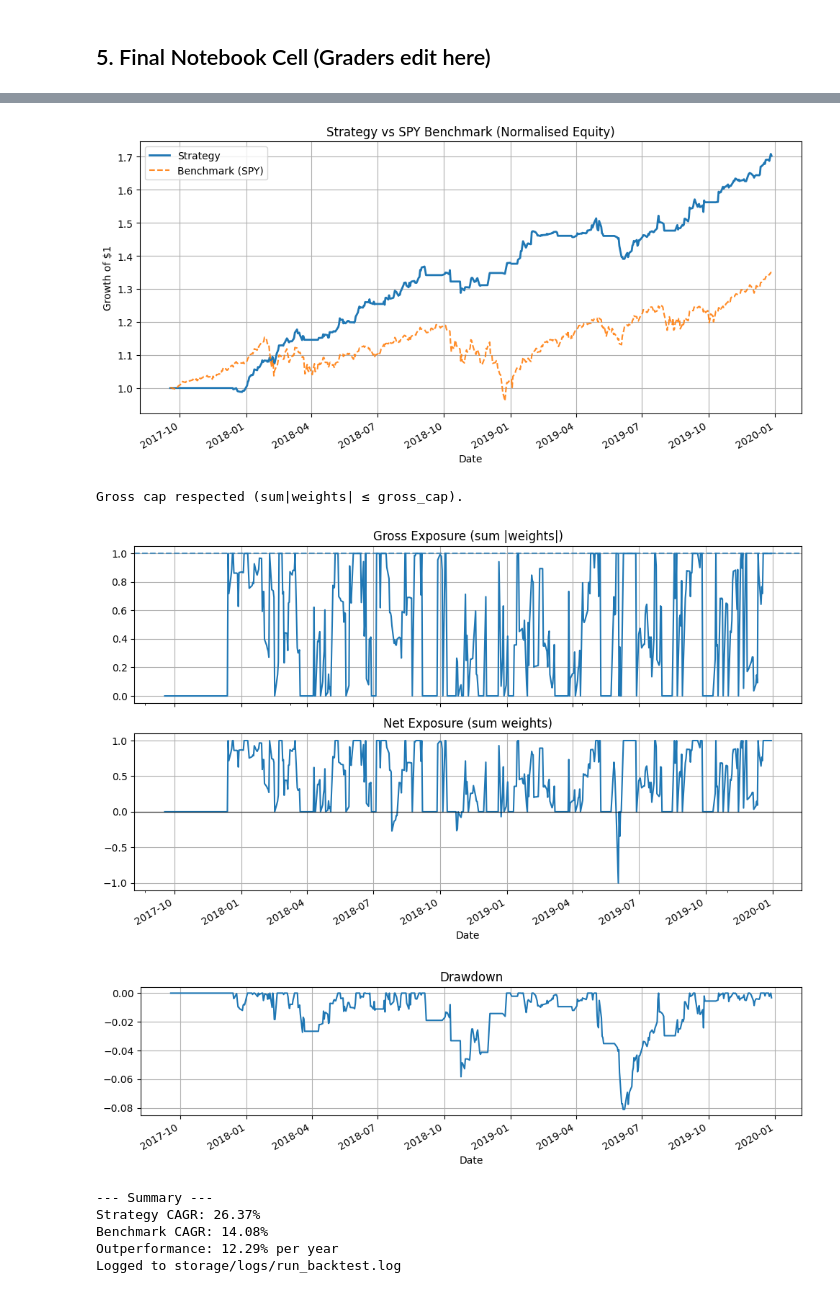
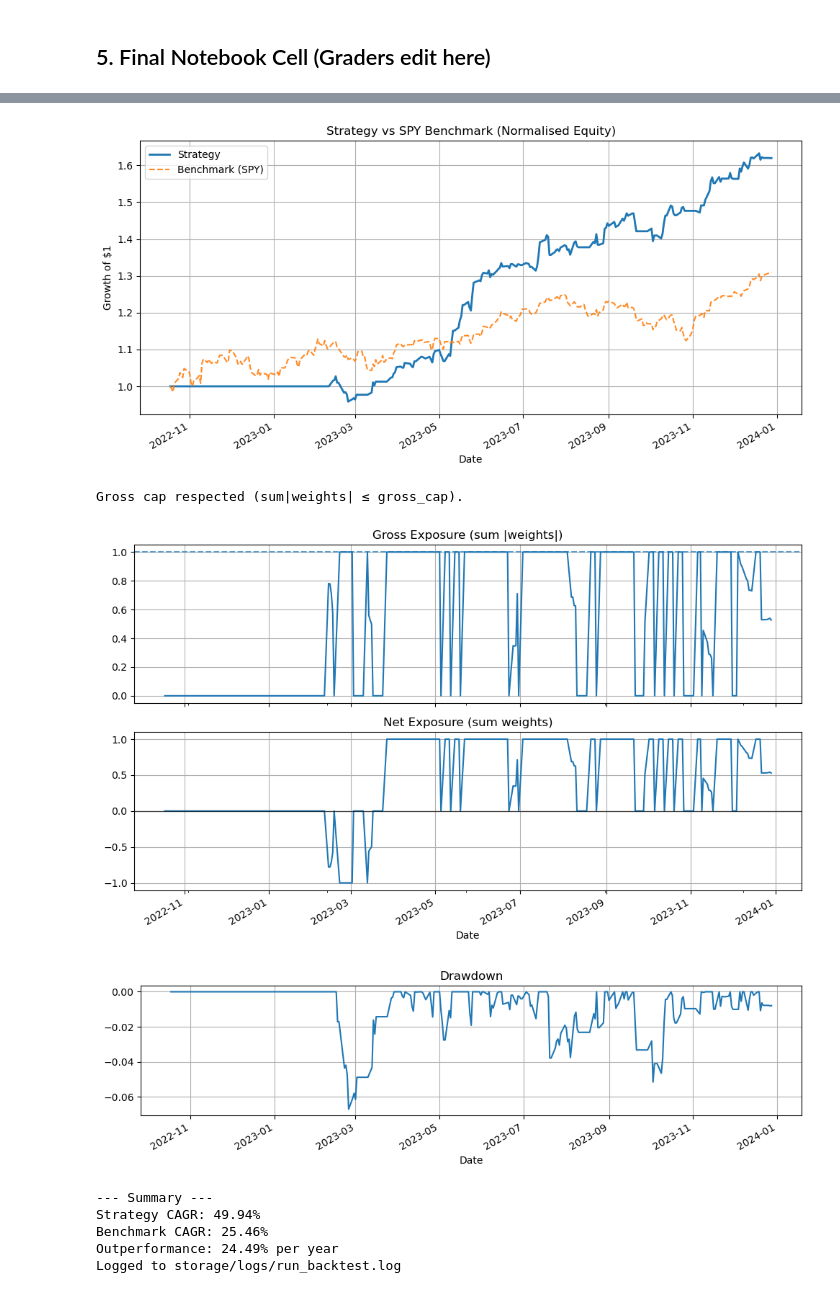
Before and after one commit to lydia372/is4226-final, a Jupyter notebook: Group3_FinalTerm.ipynb, the cells around one changed output, grey strips where cells are left out. Saved outputs shown, nothing was run; the diff lists cells and outputs as text; code cells hidden in the pictures.

```diff
--- a/Group3_FinalTerm.ipynb
+++ b/Group3_FinalTerm.ipynb
@@ -126,8 +200,8 @@ print("Logged to storage/logs/run_backtest.log")
 # %% [markdown]
 ## 5. Final Notebook Cell (Graders edit here)
 # %%
-start_date = "2010-01-01"
-end_date   = "2019-12-31"
+start_date = "2020-01-01"
+end_date   = "2023-12-31"
 stock_list = ["NVDA","MSFT","AAPL","AMZN","META","AVGO","GOOGL","TSLA","GOOG","BRK-B"]
 train_frac = 0.7
 
@@ -193,9 +267,9 @@ print("Logged to storage/logs/run_backtest.log")
-[figure, old version]
+[figure, new version]
 Gross cap respected (sum|weights| ≤ gross_cap).
-[figure, old version]
+[figure, new version]
-[figure, old version]
+[figure, new version]
 --- Summary ---
-Strategy CAGR: 26.37%
-Benchmark CAGR: 14.08%
-Outperformance: 12.29% per year
+Strategy CAGR: 49.94%
+Benchmark CAGR: 25.46%
+Outperformance: 24.49% per year
 Logged to storage/logs/run_backtest.log
```
Also changed, not shown: parts of 8 cells of this notebook, 7 other files.
